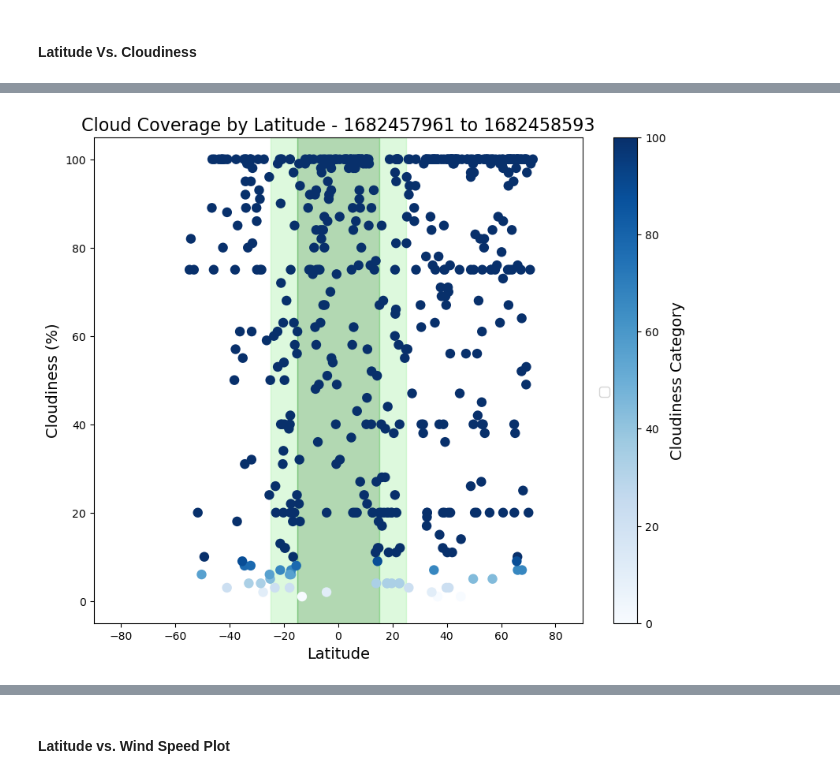
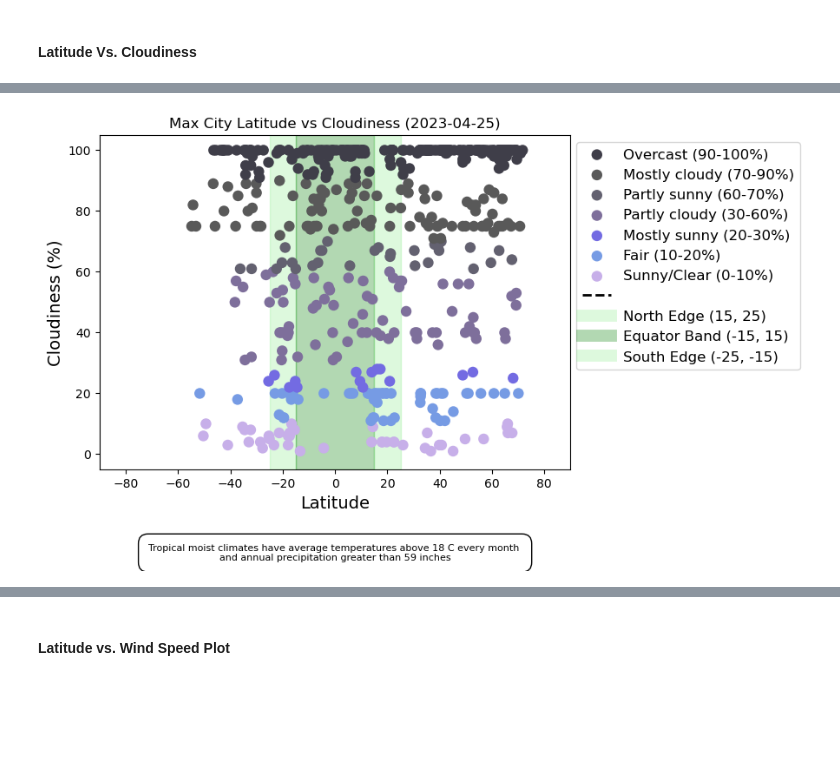
Before and after one commit to kuromasadev/python-api-challenge, a Jupyter notebook: WeatherPy/WeatherPy.ipynb, the cells around one changed output, grey strips where cells are left out. Drawn from its saved outputs; the diff is of its cells as text; code cells hidden in the pictures; blank space fills up the shorter version.

```diff
--- a/WeatherPy/WeatherPy.ipynb
+++ b/WeatherPy/WeatherPy.ipynb
@@ -228,8 +209,8 @@ plt.show()
 # Build the scatter plots for latitude vs. humidity
 
 # classify humidity into comfortable and uncomfortable categories
-humid_bins = [0, 30, 60, 100]
-humid_labels = ['Uncomfortable', 'Comfortable', 'Uncomfortable']
+humid_bins = [0, 55, 100]
+humid_labels = ['Comfortable', 'Uncomfortable']
 city_data_df['Humidity Category'] = pd.cut(city_data_df['Humidity'],\
                                             bins=humid_bins,\
                                             labels=humid_labels,\
@@ -237,18 +218,28 @@ city_data_df['Humidity Category'] = pd.cut(city_data_df['Humidity'],\
                                             ordered=False)
 
 # create a color map for the humidity categories
-humid_colors = {'Comfortable': 'green', 'Uncomfortable': 'red'}
+humid_colors = {'Comfortable': 'olive', 'Uncomfortable': 'salmon'}
 city_data_df['Humidity Color'] = city_data_df['Humidity Category'].map(humid_colors)
 
 # Incorporate the other graph properties
 
 plt.scatter(city_data_df['Lat'], city_data_df['Humidity'], c=city_data_df['Humidity Color'])
 
+handles=[plt.Circle((0, 0), 1, color='olive'), plt.Circle((0, 0), 1, color='salmon')]
+labels=['Comfortable', 'Uncomfortable']
+
 # add a legend and set the axis labels
-plt.legend(handles=[plt.Circle((0, 0), 1, color='green'), plt.Circle((0, 0), 1, color='red')], labels=['Comfortable', 'Uncomfortable'])
+plt.legend(handles[::-1],labels[::-1])
 plt.xlabel('Latitude')
 plt.ylabel('Humidity (%)')
-plt.title('Max City Latitude vs Humidity')
+plt.title('Max City Latitude vs Humidity Percentage')
+
+start_date = pd.Timestamp(city_data_df['Date'].min(), unit='s').strftime('%Y-%m-%d')
+end_date = pd.Timestamp(city_data_df['Date'].max(), unit='s').strftime('%Y-%m-%d')
+if start_date == end_date:
+    plt.title(f'Max City Latitude vs Humidity ({start_date})')
+else:
+    plt.title(f'Max City Latitude vs Humidity ({start_date} to {end_date})')
 
 plt.show()
 
@@ -263,6 +257,8 @@ plt.show()
 # %% [markdown]
 #### Latitude Vs. Cloudiness
 # %%
+# Build the scatter plots for latitude vs. cloudiness
+
 # Define cloud coverage bins
 bins = [0, 10, 20, 30, 60, 70, 90, 100]
 labels = ["Sunny/Clear", "Fair", "Mostly sunny", "Partly cloudy", "Partly sunny", "Mostly cloudy", "Overcast"]
@@ -274,24 +270,24 @@ equator_band = (-15, 15)
 north_edge = (15, 25)
 
 # Define figure and axis objects
-fig, ax = plt.subplots(figsize=(10, 8), sharey=True)
+fig, ax = plt.subplots(figsize=(7, 5), sharey=True)
 
 # Add tropical moist climates bands
-plt.axvspan(south_edge[0], south_edge[1], color='lightgreen', alpha=0.3)
-plt.axvspan(equator_band[0], equator_band[1], color='green', alpha=0.3)
-plt.axvspan(north_edge[0], north_edge[1], color='lightgreen', alpha=0.3)
+south_span = ax.axvspan(south_edge[0], south_edge[1], color='lightgreen', alpha=0.3)
+equator_span = ax.axvspan(equator_band[0], equator_band[1], color='green', alpha=0.3)
+north_span = ax.axvspan(north_edge[0], north_edge[1], color='lightgreen', alpha=0.3)
 
-# Define the colors for the gradient
-color_map = plt.cm.ScalarMappable(cmap=plt.cm.Blues)
-color_map.set_array(city_data_df['Cloudiness'])
+# Define the colors for each label
+colors = ['#c7afe9', '#769be4', '#736be2', '#7e6f9b', '#636170', '#595959', '#3f3e49']
 
 # Plot scatter plot with color-coded cloudiness categories
 for label in labels:
     subset = city_data_df[city_data_df['Cloudiness Category'] == label]
-    color = plt.cm.Blues(labels.index(label)/float(len(labels)))
+    color = colors[labels.index(label)]
     ax.scatter(subset['Lat'], subset['Cloudiness'],
-               c=color_map.to_rgba(subset['Cloudiness']),
-                 s=80, edgecolors='none')
+               c=color, s=80, edgecolors='none', label=label)
+
+# Incorporate the other graph properties
 
 # Set x and y limits and labels
 ax.set_xlim(-90, 90)
@@ -299,38 +295,43 @@ ax.set_ylim(-5, 105)
 ax.set_xlabel('Latitude', fontsize=14)
 ax.set_ylabel('Cloudiness (%)', fontsize=14)
 
+# Define the custom handles and labels for the legend
+cloud_handles = [plt.scatter([], [], s=80, c=colors[i], edgecolors='none') for i in range(len(labels))]
+cloud_labels = [f'{category} ({bins[i]}-{bins[i+1]}%)' for i, category in enumerate(labels)]
+
+# Append information regarding the tropical climate bands
+tropical_handles = []
+tropical_labels = ['North Edge (15, 25)']
+tropical_handles.append(plt.Line2D([0], [0], color='lightgreen', lw=10, alpha=0.3))
+tropical_labels.append('Equator Band (-15, 15)')
+tropical_handles.append(plt.Line2D([0], [0], color='green', lw=10, alpha=0.3))
+tropical_labels.append('South Edge (-25, -15)')
+tropical_handles.append(plt.Line2D([0], [0], color='lightgreen', lw=10, alpha=0.3))
+
+
+# Combine the two sets of handles and labels and add a horizontal line as a separator
+handles = cloud_handles[::-1] + [plt.Line2D([0], [0], color='k', lw=2, linestyle='--')] + tropical_handles
+labels = cloud_labels[::-1] + [''] + tropical_labels
+
 # Add legend
-ax.legend(fontsize=12, loc='upper left', bbox_to_anchor=(1.02, 0.5))
+ax.legend(handles, labels, fontsize=12, loc='upper center', bbox_to_anchor=(1.25, 1))
 
-# Add colorbar
-color_map = plt.cm.ScalarMappable(cmap='Blues', norm=plt.Normalize(vmin=0, vmax=100))
-color_map.set_array([])
-cbar = plt.colorbar(color_map, ax=ax)
-
-# Set label for colorbar
-cbar.set_label('Cloudiness Category', fontsize=14)
+# Add note box
+note_text = "Tropical moist climates have average temperatures above 18 C every month \nand annual precipitation greater than 59 inches"
+ax.text(0.5, -0.25, note_text, transform=ax.transAxes, fontsize=8, ha='center', va='center',
+        bbox=dict(facecolor='white', edgecolor='black', boxstyle='round,pad=1'))
 
 # Add title
-if city_data_df['Date'].nunique() == 1:
-    title = 'Cloud Coverage by Latitude - ' + str(city_data_df['Date'].iloc[0])
+start_date = pd.Timestamp(city_data_df['Date'].min(), unit='s').strftime('%Y-%m-%d')
+end_date = pd.Timestamp(city_data_df['Date'].max(), unit='s').strftime('%Y-%m-%d')
+if start_date == end_date:
+    plt.title(f'Max City Latitude vs Cloudiness ({start_date})')
 else:
-    title = 'Cloud Coverage by Latitude - ' + str(city_data_df['Date'].min()) + ' to ' + str(city_data_df['Date'].max())
-ax.set_title(title, fontsize=16)
-
-plt.show()
-
-
-
-
-# Build the scatter plots for latitude vs. cloudiness
-# YOUR CODE HERE
-
-# Incorporate the other graph properties
-# YOUR CODE HERE
+    plt.title(f'Max City Latitude vs Cloudiness ({start_date} to {end_date})')
 
 # Save the figure
-#plt.savefig("output_data/Fig3.png")
+plt.savefig("output_data/Fig3.png")
 
 # Show plot
-#plt.show()
+plt.show()
 # %% [output]
@@ -338 +338 @@ No artists with labels found to put in legend.  Note that artists whose label st
-[figure, old version]
+[figure, new version]
```
Also changed, not shown: parts of 42 cells of this notebook, 4 other files.
